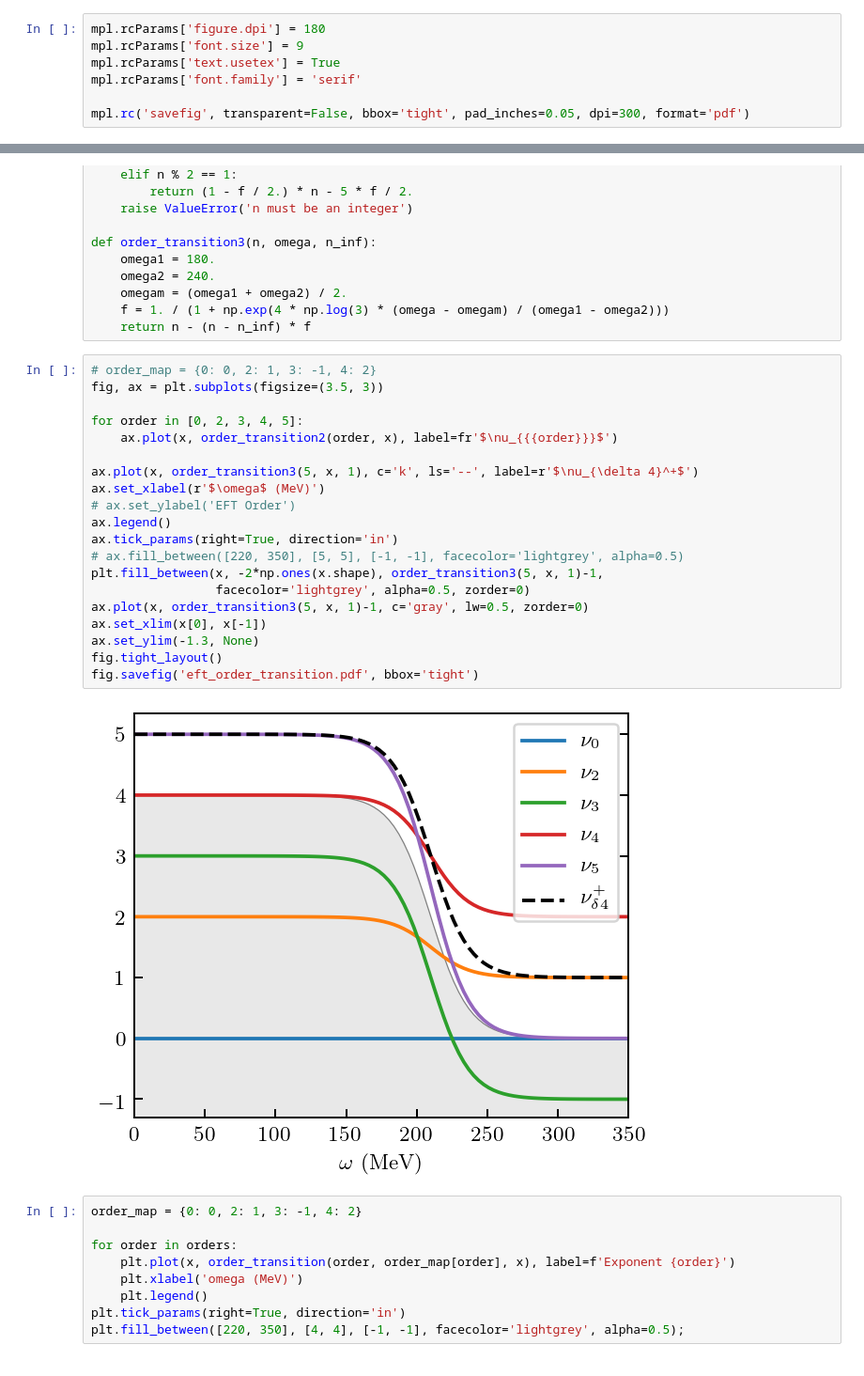
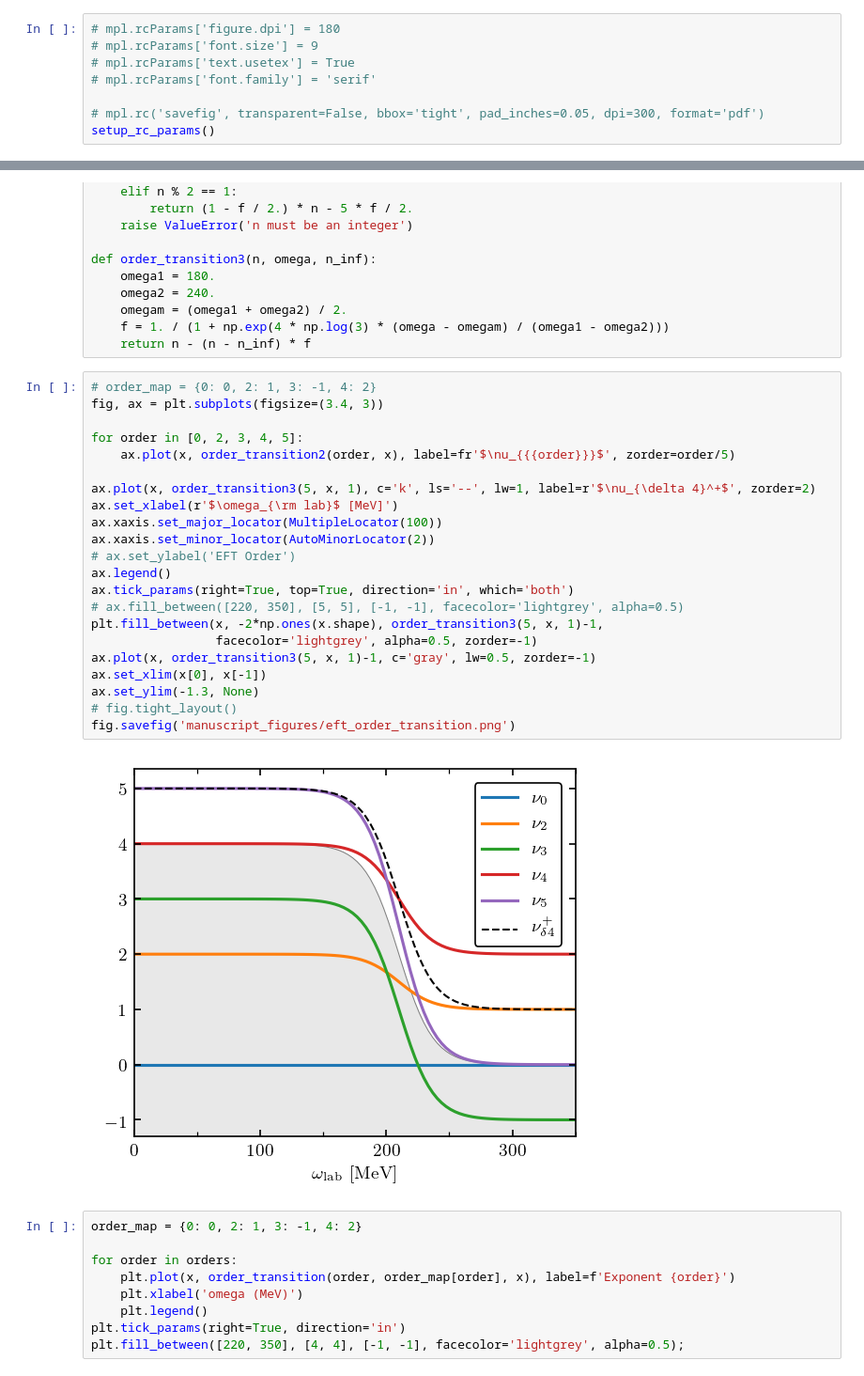
Before and after one commit to buqeye/compton-scattering, a Jupyter notebook: notebooks/order_exponent_analysis.ipynb, the cells around one changed output, grey strips where cells are left out. Shown at 94% size. Drawn from its saved outputs; the diff is of its cells as text.

```diff
--- a/notebooks/order_exponent_analysis.ipynb
+++ b/notebooks/order_exponent_analysis.ipynb
@@ -19,12 +21,13 @@ from compton import mass_proton, mass_neutron, alpha_fine, hbarc, fm2_to_nb
 
 %matplotlib inline
 # %%
-mpl.rcParams['figure.dpi'] = 180
-mpl.rcParams['font.size'] = 9
-mpl.rcParams['text.usetex'] = True
-mpl.rcParams['font.family'] = 'serif'
+# mpl.rcParams['figure.dpi'] = 180
+# mpl.rcParams['font.size'] = 9
+# mpl.rcParams['text.usetex'] = True
+# mpl.rcParams['font.family'] = 'serif'
 
-mpl.rc('savefig', transparent=False, bbox='tight', pad_inches=0.05, dpi=300, format='pdf')
+# mpl.rc('savefig', transparent=False, bbox='tight', pad_inches=0.05, dpi=300, format='pdf')
+setup_rc_params()
 # %%
 # Make sure these are right
 # mass_proton = 938.272
@@ -135,26 +138,28 @@ def order_transition3(n, omega, n_inf):
     return n - (n - n_inf) * f
 # %%
 # order_map = {0: 0, 2: 1, 3: -1, 4: 2}
-fig, ax = plt.subplots(figsize=(3.5, 3))
+fig, ax = plt.subplots(figsize=(3.4, 3))
 
 for order in [0, 2, 3, 4, 5]:
-    ax.plot(x, order_transition2(order, x), label=fr'$\nu_{{{order}}}$')
+    ax.plot(x, order_transition2(order, x), label=fr'$\nu_{{{order}}}$', zorder=order/5)
 
-ax.plot(x, order_transition3(5, x, 1), c='k', ls='--', label=r'$\nu_{\delta 4}^+$')
-ax.set_xlabel(r'$\omega$ (MeV)')
+ax.plot(x, order_transition3(5, x, 1), c='k', ls='--', lw=1, label=r'$\nu_{\delta 4}^+$', zorder=2)
+ax.set_xlabel(r'$\omega_{\rm lab}$ [MeV]')
+ax.xaxis.set_major_locator(MultipleLocator(100))
+ax.xaxis.set_minor_locator(AutoMinorLocator(2))
 # ax.set_ylabel('EFT Order')
 ax.legend()
-ax.tick_params(right=True, direction='in')
+ax.tick_params(right=True, top=True, direction='in', which='both')
 # ax.fill_between([220, 350], [5, 5], [-1, -1], facecolor='lightgrey', alpha=0.5)
 plt.fill_between(x, -2*np.ones(x.shape), order_transition3(5, x, 1)-1,
-                 facecolor='lightgrey', alpha=0.5, zorder=0)
-ax.plot(x, order_transition3(5, x, 1)-1, c='gray', lw=0.5, zorder=0)
+                 facecolor='lightgrey', alpha=0.5, zorder=-1)
+ax.plot(x, order_transition3(5, x, 1)-1, c='gray', lw=0.5, zorder=-1)
 ax.set_xlim(x[0], x[-1])
 ax.set_ylim(-1.3, None)
-fig.tight_layout()
-fig.savefig('eft_order_transition.pdf', bbox='tight')
+# fig.tight_layout()
+fig.savefig('manuscript_figures/eft_order_transition.png')
 # %% [output]
-[figure, old version]
+[figure, new version]
 # %%
 order_map = {0: 0, 2: 1, 3: -1, 4: 2}
 
```
Also changed, not shown: parts of 3 cells of this notebook, 10 other files.
